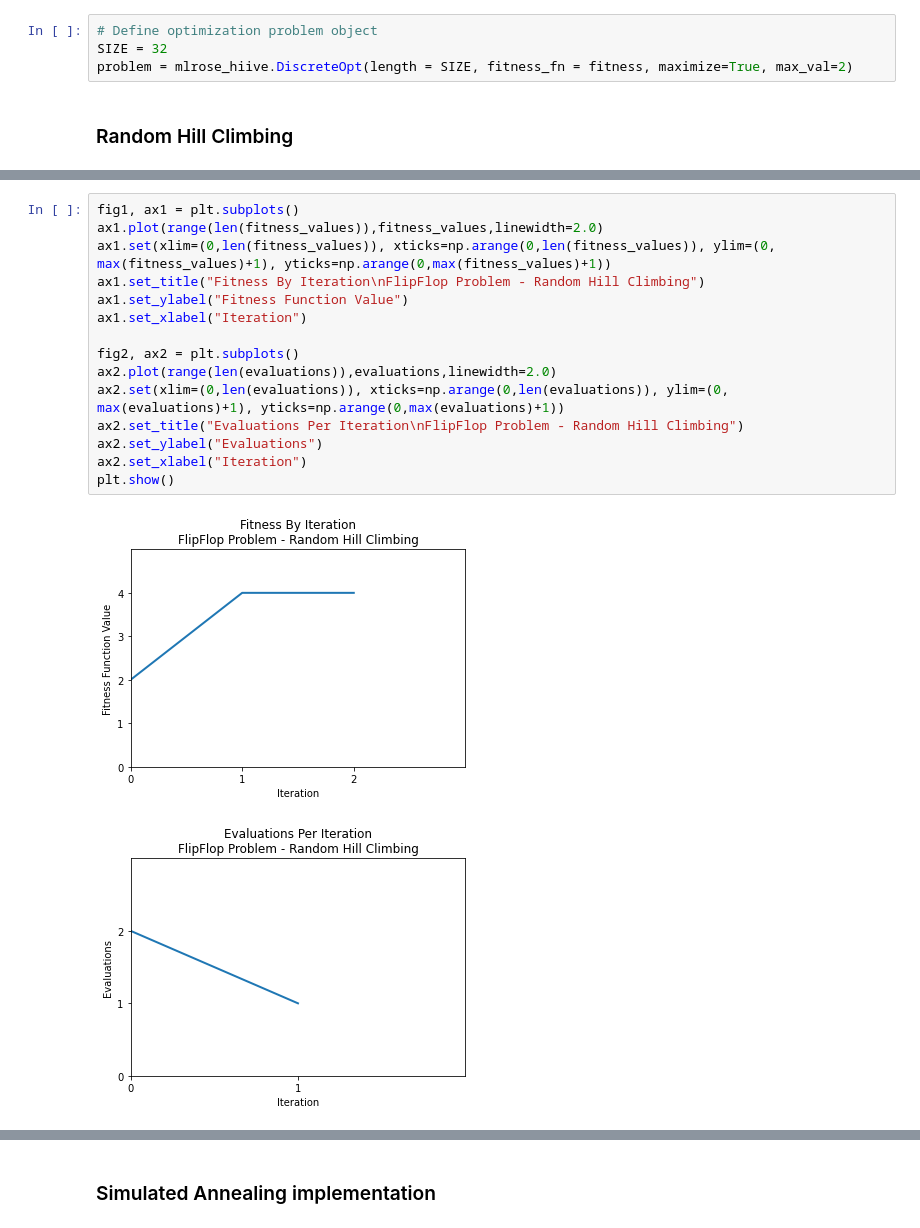
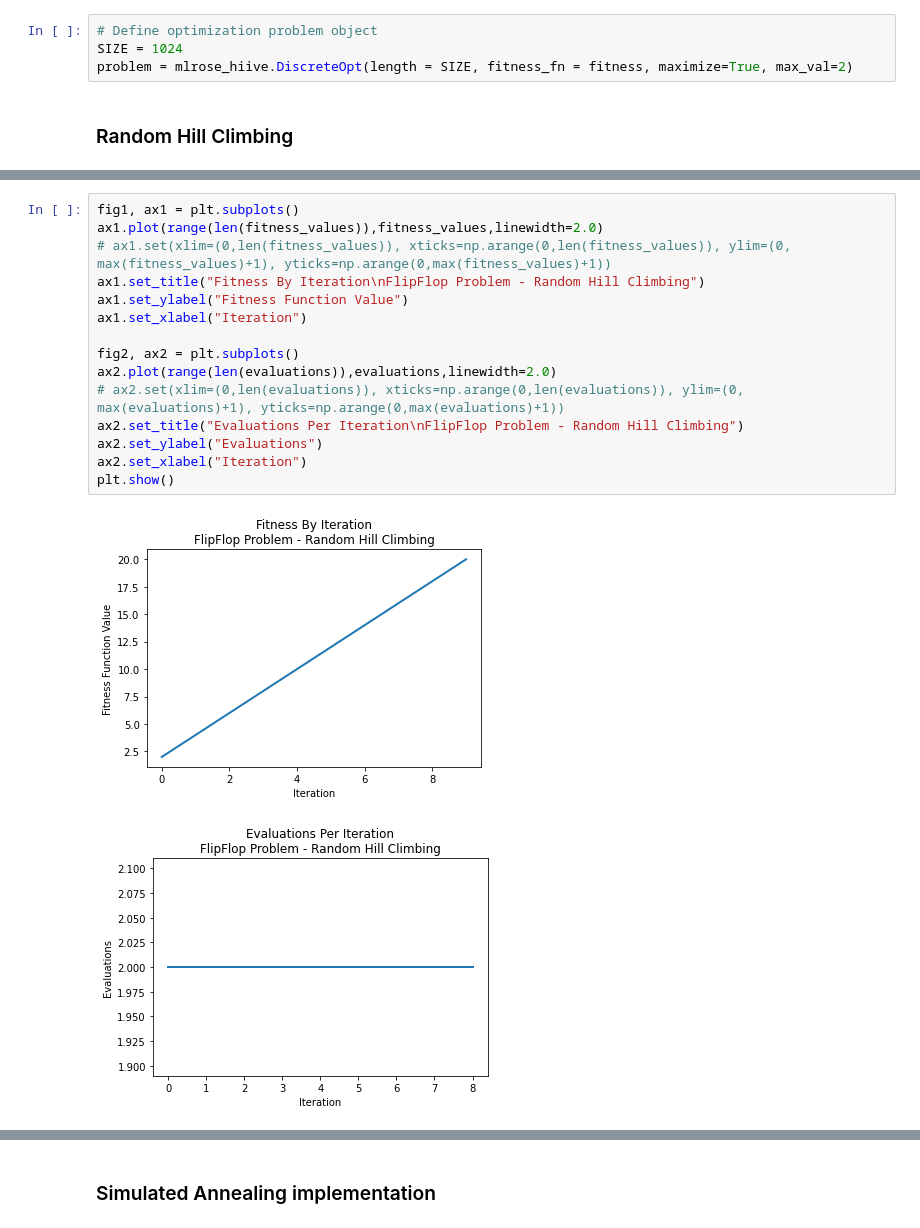
Before and after one commit to sharp-productions/meh2, a Jupyter notebook: tutorial_examples.ipynb, the cells around one changed output, grey strips where cells are left out. Cells and saved outputs as stored; diff of their text form.

```diff
--- a/tutorial_examples.ipynb
+++ b/tutorial_examples.ipynb
@@ -30,7 +30,7 @@ Python 3.9.12
 fitness = mlrose_hiive.FlipFlop()
 # %%
 # Define optimization problem object
-SIZE = 32
+SIZE = 1024
 problem = mlrose_hiive.DiscreteOpt(length = SIZE, fitness_fn = fitness, maximize=True, max_val=2)
 # %% [markdown]
 ### Random Hill Climbing
@@ -52,21 +52,21 @@ Wall clock time: 0.0010421276092529297
 # %%
 fig1, ax1 = plt.subplots()
 ax1.plot(range(len(fitness_values)),fitness_values,linewidth=2.0)
-ax1.set(xlim=(0,len(fitness_values)), xticks=np.arange(0,len(fitness_values)), ylim=(0, max(fitness_values)+1), yticks=np.arange(0,max(fitness_values)+1))
+# ax1.set(xlim=(0,len(fitness_values)), xticks=np.arange(0,len(fitness_values)), ylim=(0, max(fitness_values)+1), yticks=np.arange(0,max(fitness_values)+1))
 ax1.set_title("Fitness By Iteration\nFlipFlop Problem - Random Hill Climbing")
 ax1.set_ylabel("Fitness Function Value")
 ax1.set_xlabel("Iteration")
 
 fig2, ax2 = plt.subplots()
 ax2.plot(range(len(evaluations)),evaluations,linewidth=2.0)
-ax2.set(xlim=(0,len(evaluations)), xticks=np.arange(0,len(evaluations)), ylim=(0, max(evaluations)+1), yticks=np.arange(0,max(evaluations)+1))
+# ax2.set(xlim=(0,len(evaluations)), xticks=np.arange(0,len(evaluations)), ylim=(0, max(evaluations)+1), yticks=np.arange(0,max(evaluations)+1))
 ax2.set_title("Evaluations Per Iteration\nFlipFlop Problem - Random Hill Climbing")
 ax2.set_ylabel("Evaluations")
 ax2.set_xlabel("Iteration")
 plt.show()
 # %% [output]
-[figure, old version]
+[figure, new version]
-[figure, old version]
+[figure, new version]
 # %%
 print('The best state found is: ', best_state)
 # %% [output]
```
Also changed, not shown: parts of 183 cells of this notebook.
